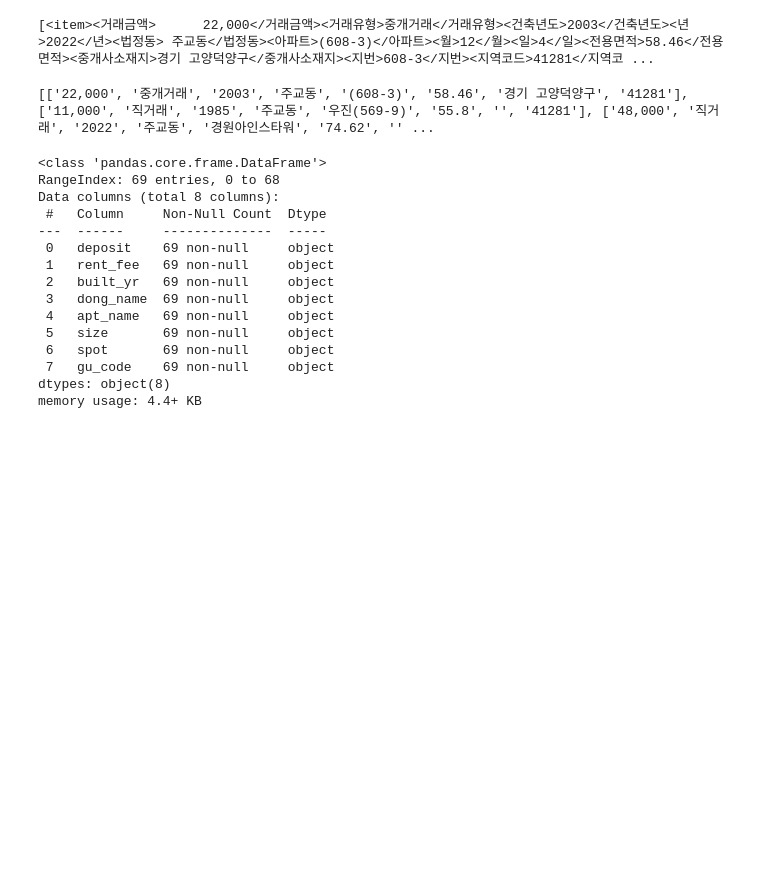
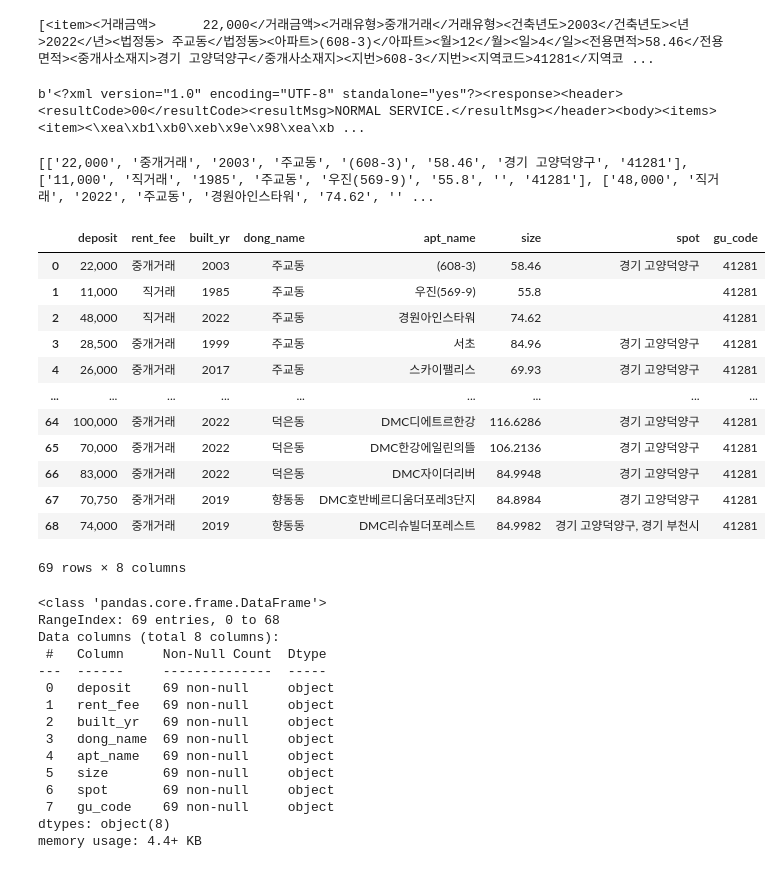
Before and after one commit to chongmong/python, a Jupyter notebook: 네트워크실무_기말.ipynb, the cells around one changed output. Saved outputs shown, nothing was run; the diff lists cells and outputs as text; code cells hidden in the pictures; blank space fills up the shorter version.

```diff
--- a/네트워크실무_기말.ipynb
+++ b/네트워크실무_기말.ipynb
@@ -44,6 +45,19 @@ te = house.find_all('item')
 print(te)
 # %% [output]
 [<item><거래금액>      22,000</거래금액><거래유형>중개거래</거래유형><건축년도>2003</건축년도><년>2022</년><법정동> 주교동</법정동><아파트>(608-3)</아파트><월>12</월><일>4</일><전용면적>58.46</전용면적><중개사소재지>경기 고양덕양구</중개사소재지><지번>608-3</지번><지역코드>41281</지역코 ...
+# %%
+# Python3 샘플 코드 #
+
+
+import requests
+
+url = 'http://openapi.molit.go.kr:8081/OpenAPI_ToolInstallPackage/service/rest/RTMSOBJSvc/getRTMSDataSvcAptTrade'
+params ={'serviceKey' : '8ii22PTHYjv2akWxcIrZA7zcHXFyTrWq153f7OQcBH+KEa6hTsH5Kq5Tx2BpmBwHQN+UnYqVpfcG6+yWkMHfSQ==', 'LAWD_CD' : '11110', 'DEAL_YMD' : '201512' }
+
+res = requests.get(url, params=params)
+print(res.content)
+# %% [output]
+b'<?xml version="1.0" encoding="UTF-8" standalone="yes"?><response><header><resultCode>00</resultCode><resultMsg>NORMAL SERVICE.</resultMsg></header><body><items><item><\xea\xb1\xb0\xeb\x9e\x98\xea\xb ...
 # %%
 # 데이터 정리
 datas = []  #1
@@ -72,8 +86,24 @@ print(datas)
 # %%
 # 데이터프레임 생성
 import pandas as pd
 df = pd.DataFrame(datas, columns=['deposit', 'rent_fee', 'built_yr', 'dong_name', 'apt_name',
                                   'size', 'spot', 'gu_code'])
+
+df
+# %% [output]
+|  | deposit | rent_fee | built_yr | dong_name | apt_name | size | spot | gu_code |
+| 0 | 22,000 | 중개거래 | 2003 | 주교동 | (608-3) | 58.46 | 경기 고양덕양구 | 41281 |
+| 1 | 11,000 | 직거래 | 1985 | 주교동 | 우진(569-9) | 55.8 |  | 41281 |
+| 2 | 48,000 | 직거래 | 2022 | 주교동 | 경원아인스타워 | 74.62 |  | 41281 |
+| 3 | 28,500 | 중개거래 | 1999 | 주교동 | 서초 | 84.96 | 경기 고양덕양구 | 41281 |
+| 4 | 26,000 | 중개거래 | 2017 | 주교동 | 스카이팰리스 | 69.93 | 경기 고양덕양구 | 41281 |
+| ... | ... | ... | ... | ... | ... | ... | ... | ... |
+| 64 | 100,000 | 중개거래 | 2022 | 덕은동 | DMC디에트르한강 | 116.6286 | 경기 고양덕양구 | 41281 |
+| 65 | 70,000 | 중개거래 | 2022 | 덕은동 | DMC한강에일린의뜰 | 106.2136 | 경기 고양덕양구 | 41281 |
+| 66 | 83,000 | 중개거래 | 2022 | 덕은동 | DMC자이더리버 | 84.9948 | 경기 고양덕양구 | 41281 |
+| 67 | 70,750 | 중개거래 | 2019 | 향동동 | DMC호반베르디움더포레3단지 | 84.8984 | 경기 고양덕양구 | 41281 |
+| 68 | 74,000 | 중개거래 | 2019 | 향동동 | DMC리슈빌더포레스트 | 84.9982 | 경기 고양덕양구, 경기 부천시 | 41281 |
+69 rows × 8 columns
 # %%
 df.info()
 # %% [output]
```
Also changed, not shown: parts of 6 cells of this notebook.
